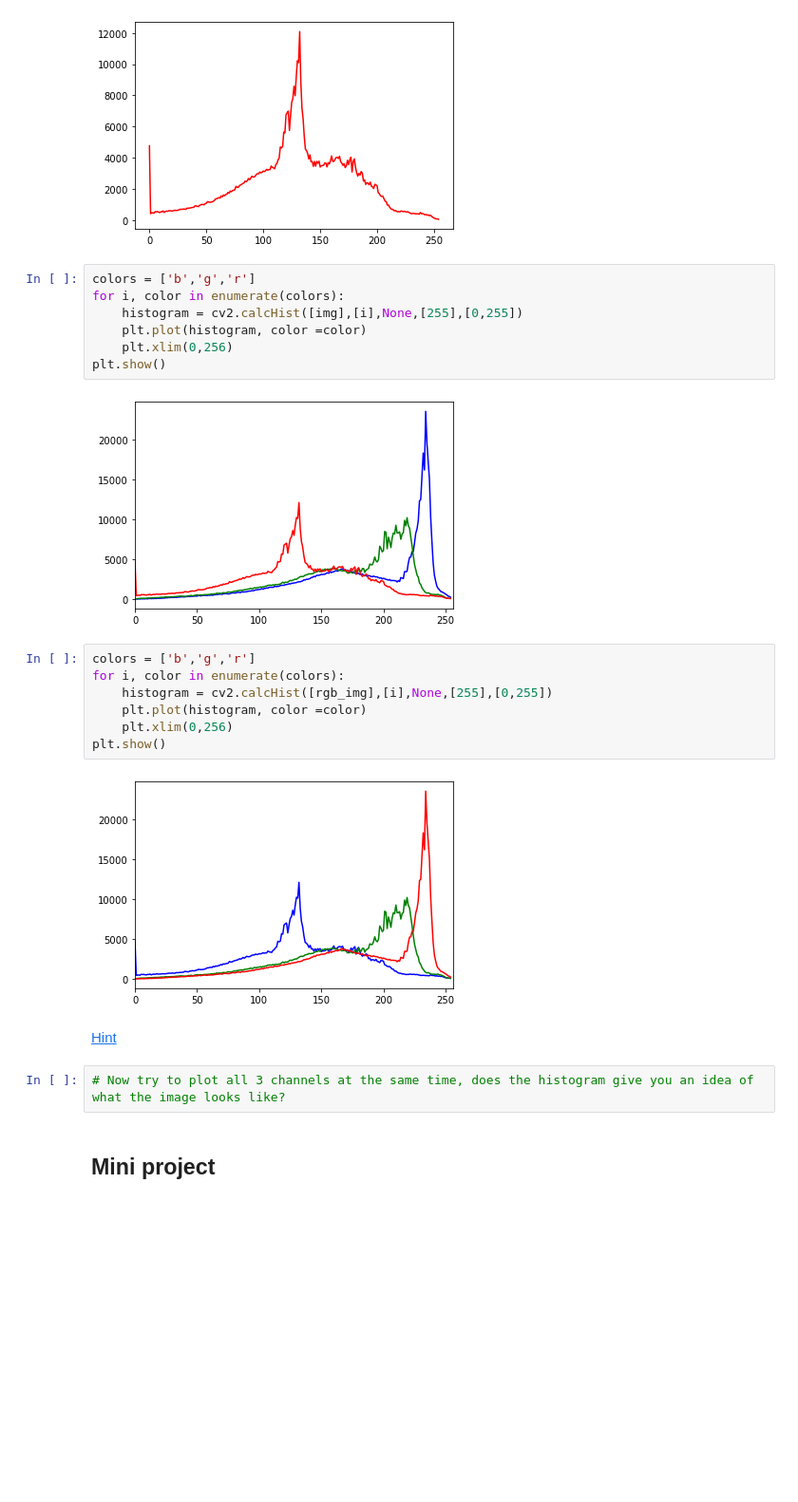
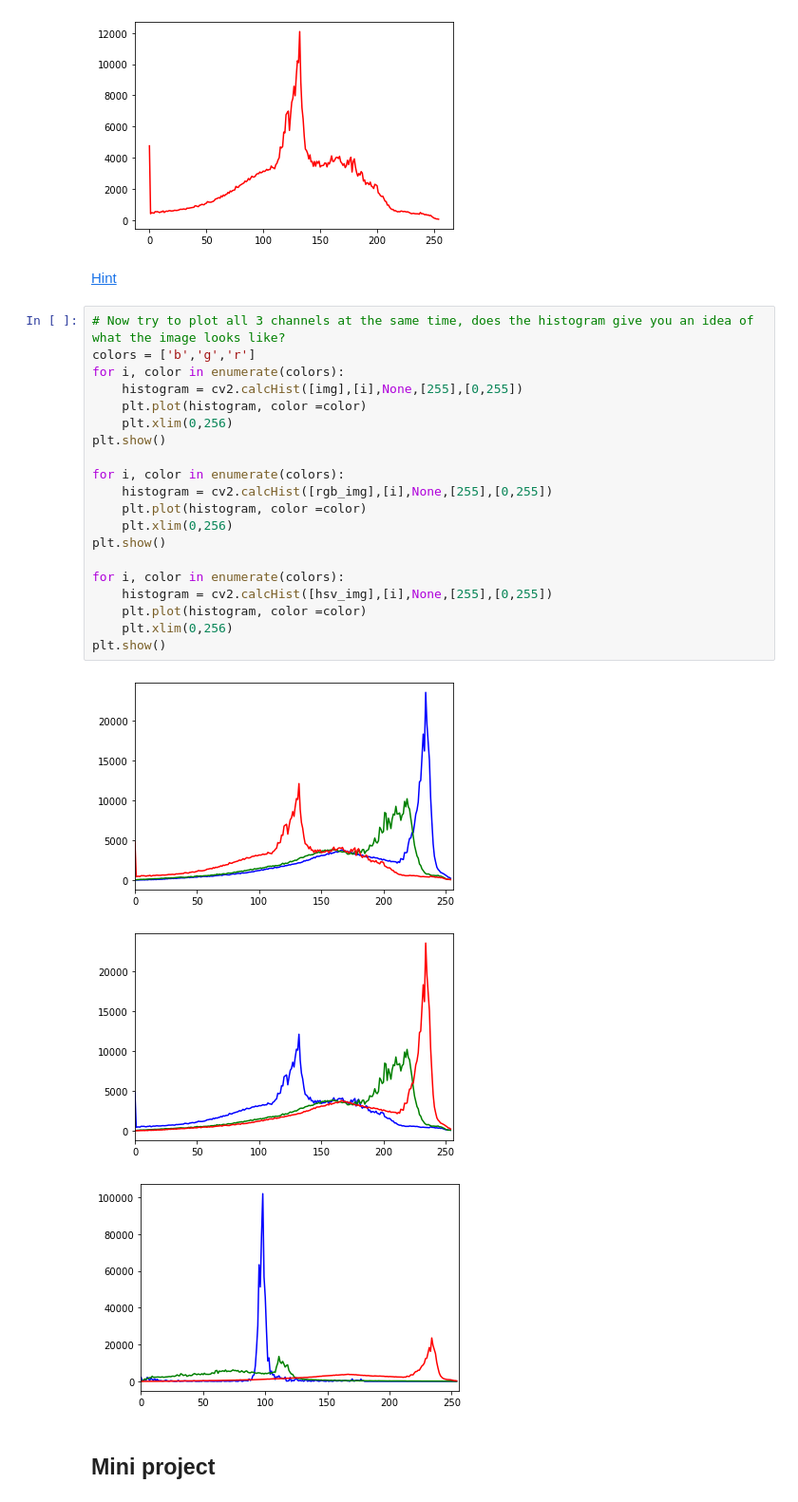
Before and after one commit to Deniz-shelby/Strive_Day1, a Jupyter notebook: M6_Computer_Vision/03. Histograms, transformations and Bitwise ops/Histograms.ipynb, the cells around one changed output. Shown at 95% size. Cells and saved outputs as stored; diff of their text form; blank space fills up the shorter version.

```diff
--- a/M6_Computer_Vision/03. Histograms, transformations and Bitwise ops/Histograms.ipynb
+++ b/M6_Computer_Vision/03. Histograms, transformations and Bitwise ops/Histograms.ipynb
@@ -48,28 +64,32 @@ plt.plot(hist_blue,color='r')
 # %% [output]
 [<matplotlib.lines.Line2D at 0x...>]
 [figure]
-# %%
-colors = ['b','g','r']
-for i, color in enumerate(colors):
-    histogram = cv2.calcHist([img],[i],None,[255],[0,255])
-    plt.plot(histogram, color =color)
-    plt.xlim(0,256)
-plt.show()
-# %% [output]
-[figure, removed]
-# %%
-colors = ['b','g','r']
-for i, color in enumerate(colors):
-    histogram = cv2.calcHist([rgb_img],[i],None,[255],[0,255])
-    plt.plot(histogram, color =color)
-    plt.xlim(0,256)
-plt.show()
-# %% [output]
-[figure, removed]
 # %% [markdown]
 [Hint](# "cv2.calcHist")
-# %%
-# Now try to plot all 3 channels at the same time, does the histogram give you an idea of what the image looks like?
+# %%
+# Now try to plot all 3 channels at the same time, does the histogram give you an idea of what the image looks like?
+colors = ['b','g','r']
+for i, color in enumerate(colors):
+    histogram = cv2.calcHist([img],[i],None,[255],[0,255])
+    plt.plot(histogram, color =color)
+    plt.xlim(0,256)
+plt.show()
+
+for i, color in enumerate(colors):
+    histogram = cv2.calcHist([rgb_img],[i],None,[255],[0,255])
+    plt.plot(histogram, color =color)
+    plt.xlim(0,256)
+plt.show()
+
+for i, color in enumerate(colors):
+    histogram = cv2.calcHist([hsv_img],[i],None,[255],[0,255])
+    plt.plot(histogram, color =color)
+    plt.xlim(0,256)
+plt.show()
+# %% [output]
+[figure, added]
+[figure, added]
+[figure, added]
 # %% [markdown]
 ## Mini project
 # %% [markdown]
```
Also changed, not shown: parts of 13 cells of this notebook, 10 other files.
